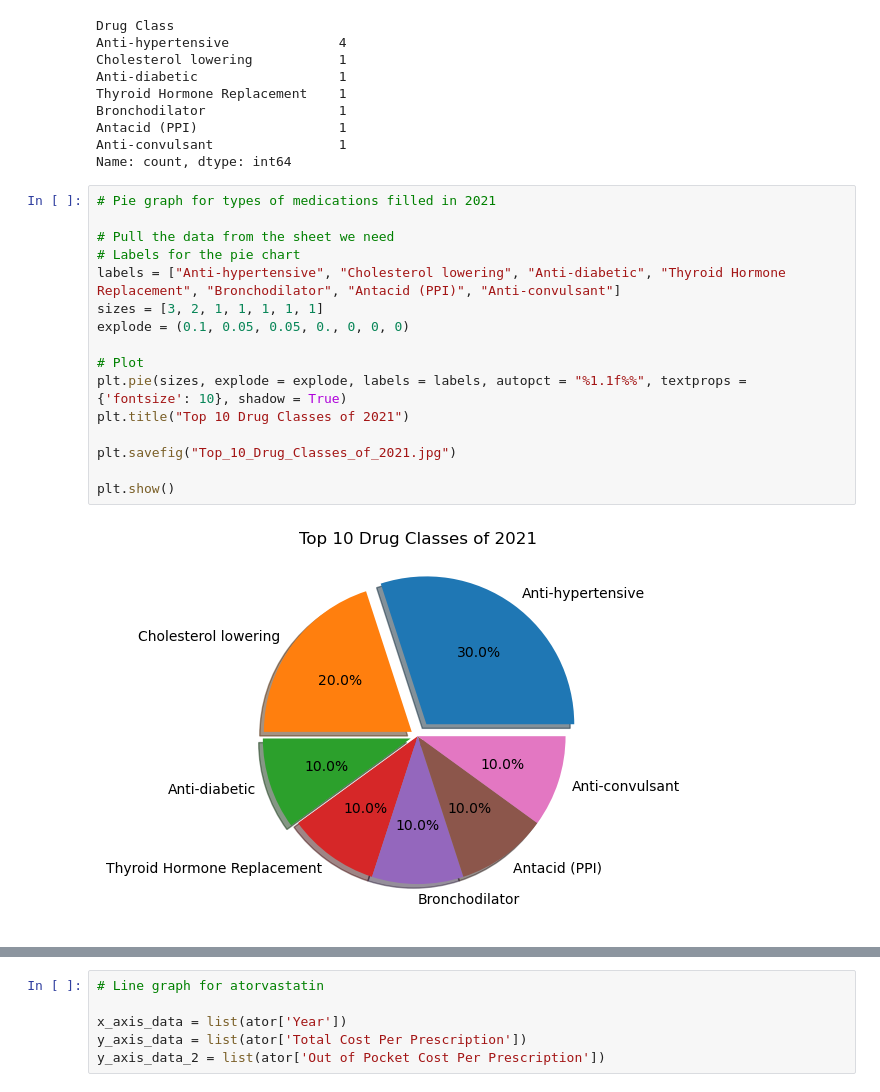
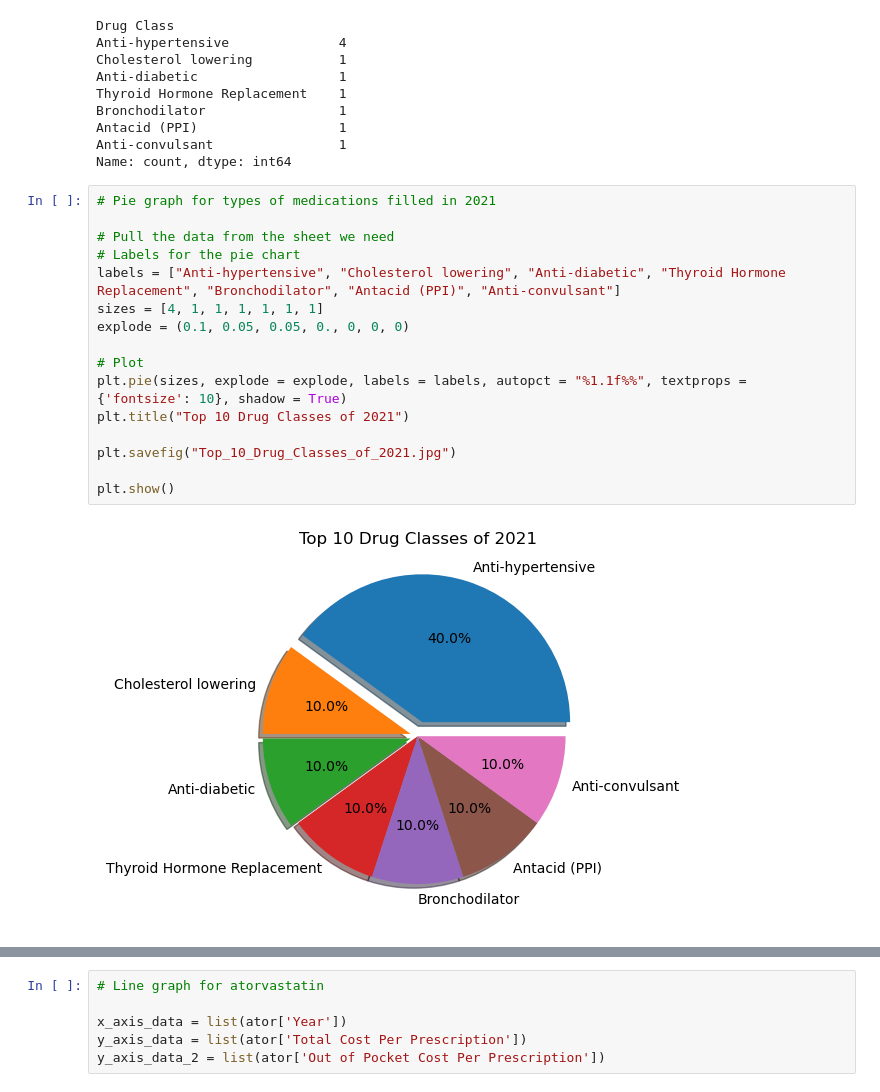
Before and after one commit to Brendan99LL/CU_Project_1, a Jupyter notebook: Drugs.py.ipynb, the cells around one changed output, grey strips where cells are left out. Drawn from its saved outputs; the diff is of its cells as text.

```diff
--- a/Drugs.py.ipynb
+++ b/Drugs.py.ipynb
@@ -175,21 +173,21 @@ Name: count, dtype: int64
 # %%
 # Pie graph for types of medications filled in 2021
 
 # Pull the data from the sheet we need
 # Labels for the pie chart
 labels = ["Anti-hypertensive", "Cholesterol lowering", "Anti-diabetic", "Thyroid Hormone Replacement", "Bronchodilator", "Antacid (PPI)", "Anti-convulsant"]
-sizes = [3, 2, 1, 1, 1, 1, 1]
+sizes = [4, 1, 1, 1, 1, 1, 1]
 explode = (0.1, 0.05, 0.05, 0., 0, 0, 0)
 
 # Plot
 plt.pie(sizes, explode = explode, labels = labels, autopct = "%1.1f%%", textprops = {'fontsize': 10}, shadow = True)
 plt.title("Top 10 Drug Classes of 2021")
 
 plt.savefig("Top_10_Drug_Classes_of_2021.jpg")
 
 plt.show()
 # %% [output]
-[figure, old version]
+[figure, new version]
 # %%
 # Bar graph showing the trend of total prescriptions filled for Atorvastatin over the years
 
```
Also changed, not shown: parts of 7 cells of this notebook, 2 other files.
